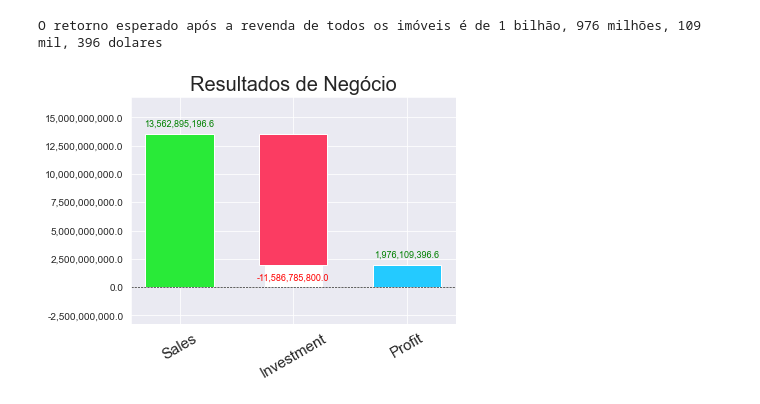
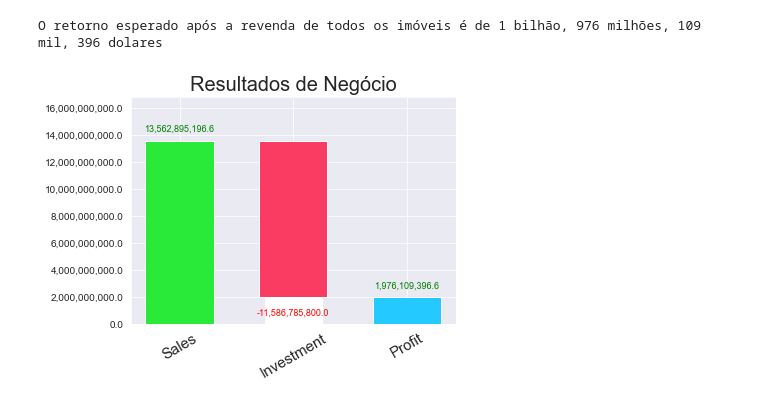
Before and after one commit to ArthurMesquita96/Insights-Project-House-Rocket, a Jupyter notebook: House Rocket - Projeto Insights.ipynb, the cells around one changed output. Saved outputs shown, nothing was run; the diff lists cells and outputs as text; code cells hidden in the pictures.

Commit message:
subindo imagens

```diff
--- a/House Rocket - Projeto Insights.ipynb
+++ b/House Rocket - Projeto Insights.ipynb
@@ -516,11 +516,12 @@ O retorno esperado após a revenda de todos os imóveis é de 1 bilhão, 976 mil
 # %%
 results = pd.DataFrame({'price':[sales,-investment]}, index=['Sales','Investment'])
 import waterfall_chart
 
 waterfall_chart.plot(results.index, results['price'],net_label='Profit')
 
 plt.xticks(fontsize=15)
-plt.sabefig('imagens/Resultados de Negócio.p')
+plt.ylim(0,)
+plt.savefig('imagens//Resultados de Negócio.png',dpi=300)
 plt.title('Resultados de Negócio', fontsize=20);
 # %% [output]
-[figure, old version]
+[figure, new version]
```
Also changed, not shown: 11 other files.
